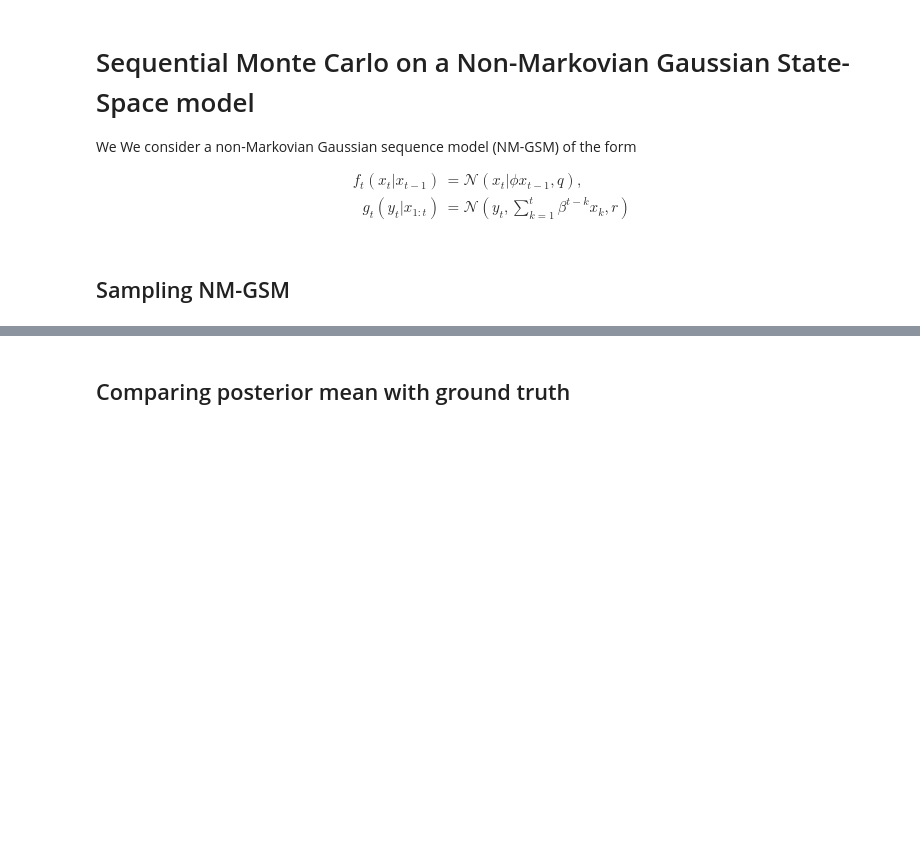
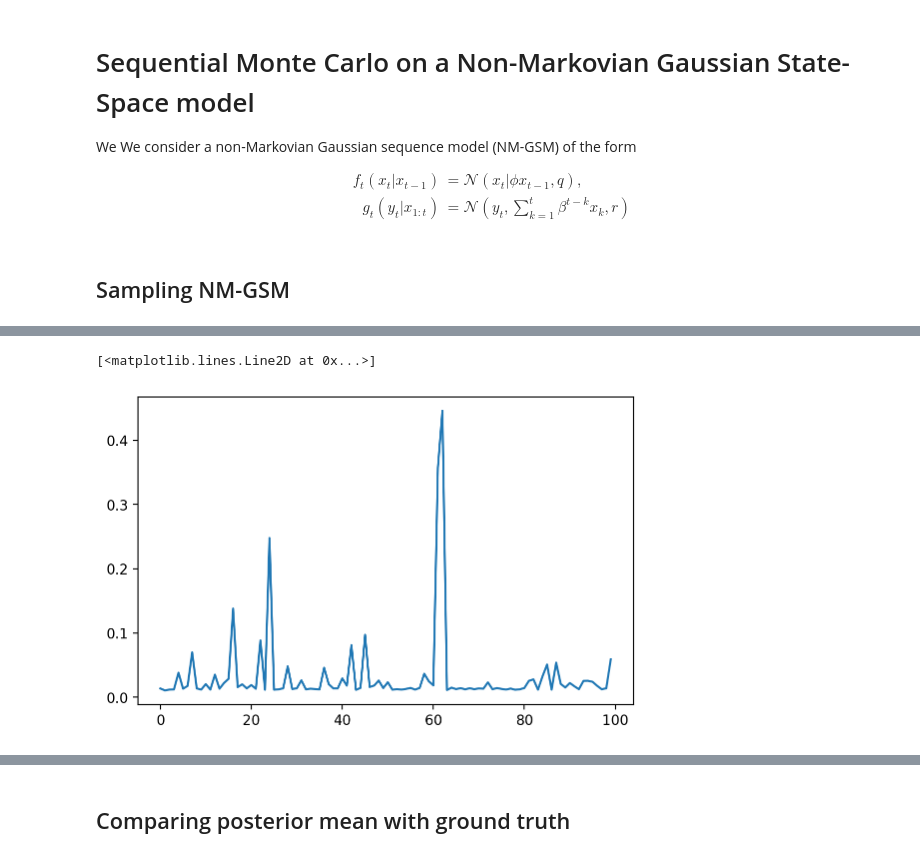
Before and after one commit to gerdm/elements-smc, a Jupyter notebook: notebooks/04-smc-nmgsm.ipynb, the cells around one changed output, grey strips where cells are left out. Saved outputs shown, nothing was run; the diff lists cells and outputs as text; code cells hidden in the pictures; blank space fills up the shorter version.

```diff
--- a/notebooks/04-smc-nmgsm.ipynb
+++ b/notebooks/04-smc-nmgsm.ipynb
@@ -135,3 +140,8 @@ DeviceArray(-255.413, dtype=float32)
+# %%
+plt.plot(w_hist.max(axis=-1))
+# %% [output]
+[<matplotlib.lines.Line2D at 0x...>]
+[figure, added]
 # %%
 # Effective sample size
 ess = 1 / jnp.power(w_hist, 2).sum(axis=-1)
```
Also changed, not shown: parts of 18 cells of this notebook.
